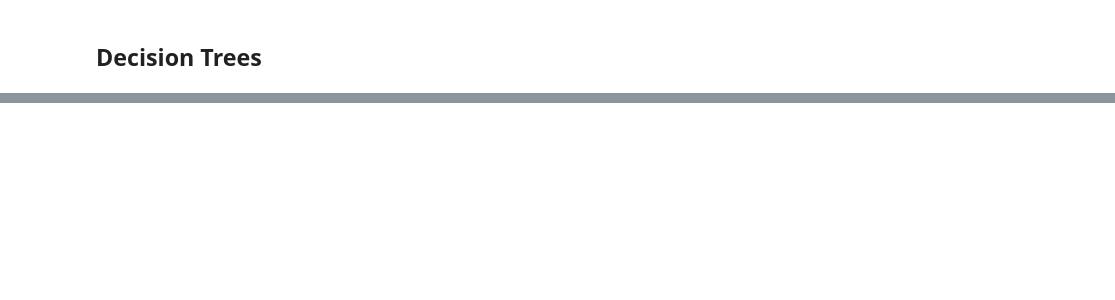
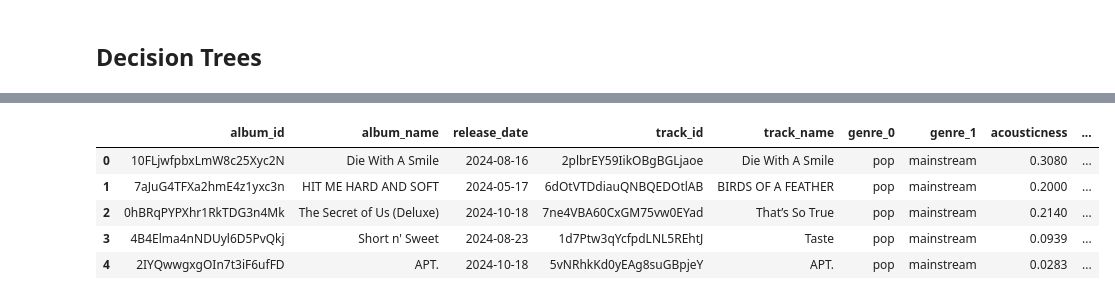
Before and after one commit to AlexanderBeck0/CS539-Final-Project, a Jupyter notebook: song_popularity.ipynb, the cells around one changed output, grey strips where cells are left out. Saved outputs shown, nothing was run; the diff lists cells and outputs as text; code cells hidden in the pictures; blank space fills up the shorter version.

```diff
--- a/song_popularity.ipynb
+++ b/song_popularity.ipynb
@@ -187,0 +225,100 @@ plt.show()
+# %%
+# TODO: Delete OR refactor
+# This was just some test code to see how the model is doing with a different, more modern dataset
+# https://www.kaggle.com/datasets/solomonameh/spotify-music-dataset?select=high_popularity_spotify_data.csv
+temp_df = pd.read_csv(
+    "high_popularity_spotify_data.csv",
+    dtype={
+        "track_popularity": "float",
+        "duration_ms": "float",
+        "mode": "float",
+        "time_signature": "float",
+        "key": "float"
+    },
+)
+
+# Map all the columns from another dataset to this one
+column_mapping = {
+    "track_id": "track_id",
+    "track_name": "track_name",
+    "track_album_name": "album_name",
+    "track_album_id": "album_id",
+    "track_popularity": "track_popularity",
+    "track_album_release_date": "release_date",
+    "playlist_genre": "genre_0",
+    "playlist_subgenre": "genre_1",
+    "energy": "energy",
+    "tempo": "tempo",
+    "danceability": "danceability",
+    "loudness": "loudness",
+    "liveness": "liveness",
+    "valence": "valence",
+    "speechiness": "speechiness",
+    "acousticness": "acousticness",
+    "instrumentalness": "instrumentalness",
+    "mode": "mode",
+    "key": "key",
+    "time_signature": "time_signature",
+    "duration_ms": "duration_ms",
+}
+temp_df = temp_df.rename(columns=column_mapping)[list(column_mapping.values())]
+
+if "release_date" in temp_df.columns:
+    # Get release_year from release_date
+    temp_df["release_year"] = (
+        temp_df["release_date"].astype(str).str.extract(r"(\d{4})").astype(float)
+    )
+
+# Add missing columns as nan
+for data_column in data.columns:
+    if data_column not in temp_df.columns:
+        temp_df[data_column] = np.nan
+
+
+# Only keep data.columns values
+temp_df = temp_df[data.columns]
+temp_df.replace([np.inf, -np.inf], np.nan, inplace=True)
+
+temp_df.drop(
+    columns=[c for c in hardcoded_drop_columns if c in temp_df.columns], inplace=True
+)
+
+temp_df.drop(
+    columns=[
+        "album_popularity",
+        "album_type",
+        "artists",
+        "artist_id",
+        "label",
+        "artist_genres",
+        "artist_popularity",
+        "followers",
+        "name",
+        "genre_2",
+        "genre_3",
+        "explicit",
+        "release_month",
+        "genre_4",
+    ],
+    inplace=True,
+)
+
+temp_df.dropna(
+    axis=0,
+    subset=[
+        "track_popularity",
+        "tempo",
+        "acousticness",
+        "danceability",
+        "release_year",
+    ],
+    inplace=True,
+)
+temp_df.head()
+# %% [output]
+|  | album_id | album_name | release_date | track_id | track_name | genre_0 | genre_1 | acousticness | ... |
+| 0 | 10FLjwfpbxLmW8c25Xyc2N | Die With A Smile | 2024-08-16 | 2plbrEY59IikOBgBGLjaoe | Die With A Smile | pop | mainstream | 0.3080 | ... |
+| 1 | 7aJuG4TFXa2hmE4z1yxc3n | HIT ME HARD AND SOFT | 2024-05-17 | 6dOtVTDdiauQNBQEDOtlAB | BIRDS OF A FEATHER | pop | mainstream | 0.2000 | ... |
+| 2 | 0hBRqPYPXhr1RkTDG3n4Mk | The Secret of Us (Deluxe) | 2024-10-18 | 7ne4VBA60CxGM75vw0EYad | That’s So True | pop | mainstream | 0.2140 | ... |
+| 3 | 4B4Elma4nNDUyl6D5PvQkj | Short n' Sweet | 2024-08-23 | 1d7Ptw3qYcfpdLNL5REhtJ | Taste | pop | mainstream | 0.0939 | ... |
+| 4 | 2IYQwwgxgOIn7t3iF6ufFD | APT. | 2024-10-18 | 5vNRhkKd0yEAg8suGBpjeY | APT. | pop | mainstream | 0.0283 | ... |
```
Also changed, not shown: parts of 10 cells of this notebook, 1 other file.
